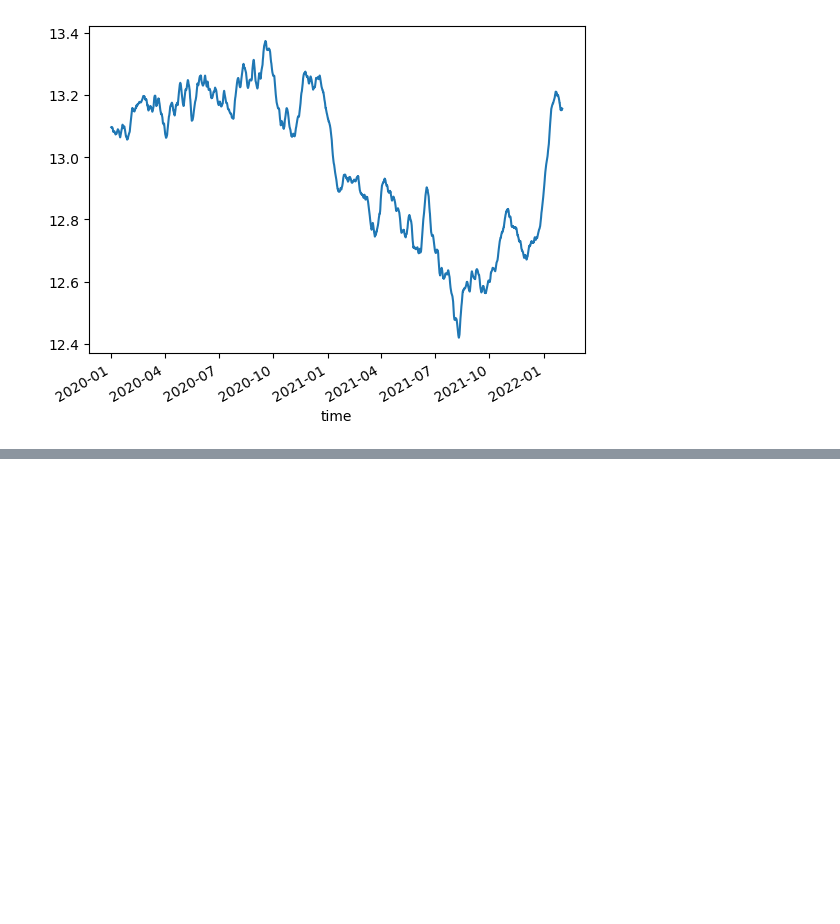
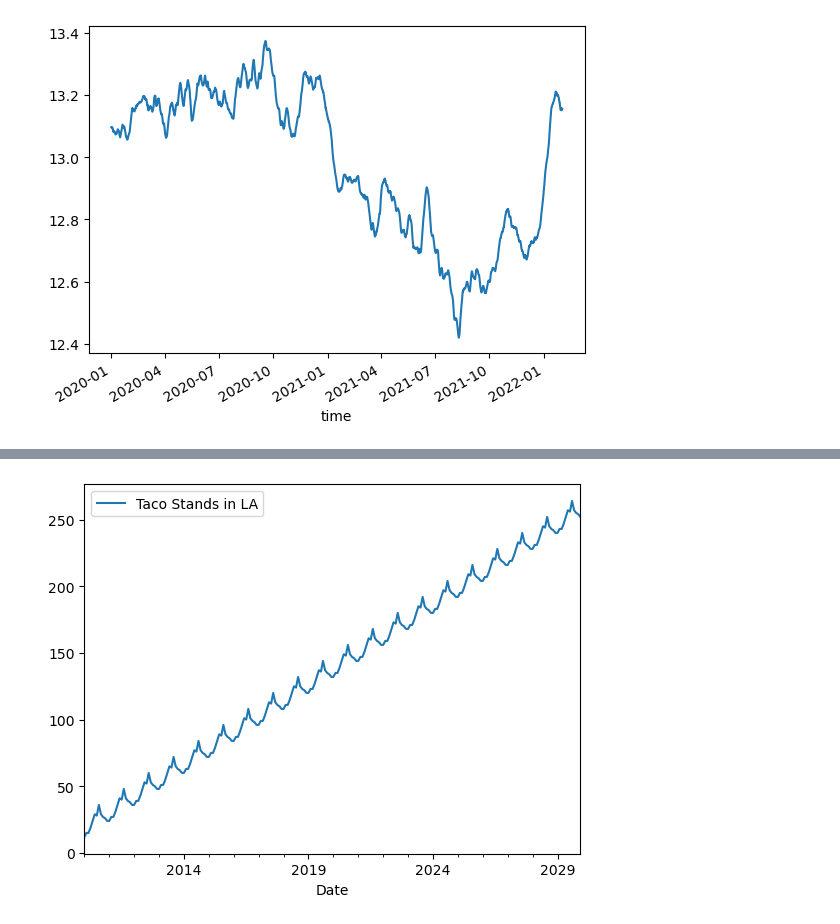
Before and after one commit to Camiloesp/PythonDataScience_SupervisedML, a Jupyter notebook: Regression_and_Forecasting/8_TimeSeriesAnalysis.ipynb, the cells around one changed output, grey strips where cells are left out. Cells and saved outputs as stored; diff of their text form; code cells hidden in the pictures; blank space fills up the shorter version.

```diff
--- a/Regression_and_Forecasting/8_TimeSeriesAnalysis.ipynb
+++ b/Regression_and_Forecasting/8_TimeSeriesAnalysis.ipynb
@@ -28,0 +31,5 @@ weather.set_index('time').loc[:, 'temperature'].rolling((24 * 365)).mean().plot(
+# %%
+from statsmodels.tsa.seasonal import seasonal_decompose
+
+taco_stands = pd.read_csv('Data/taco_stands.csv', parse_dates=['Date'])
+taco_stands.head()
@@ -28,0 +43,4 @@ weather.set_index('time').loc[:, 'temperature'].rolling((24 * 365)).mean().plot(
+# %%
+taco_stands.set_index('Date').plot();
+# %% [output]
+[figure, added]
```
Also changed, not shown: parts of 14 cells of this notebook, 1 other file.
